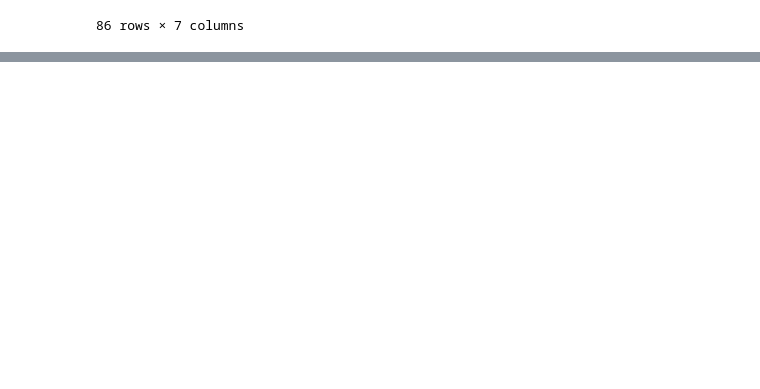
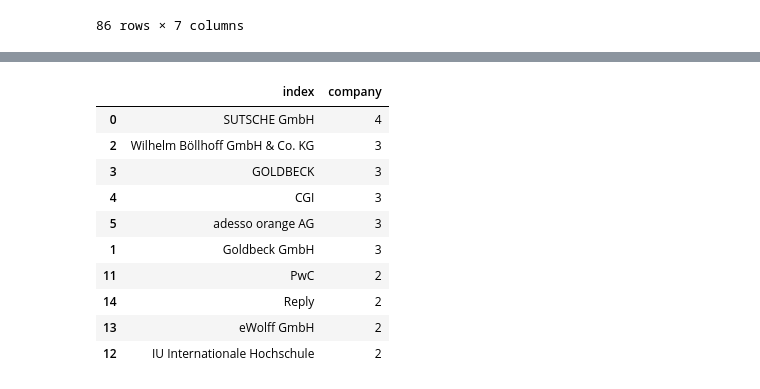
Before and after one commit to abdullahcayde/Portfolio_Projects, a Jupyter notebook: 02 - Web_Scraping_Job_Search/main_cleaning.ipynb, the cells around one changed output, grey strips where cells are left out. Saved outputs shown, nothing was run; the diff lists cells and outputs as text; code cells hidden in the pictures; blank space fills up the shorter version.

```diff
--- a/02 - Web_Scraping_Job_Search/main_cleaning.ipynb
+++ b/02 - Web_Scraping_Job_Search/main_cleaning.ipynb
@@ -305,0 +316,14 @@ dff
+# %%
+df2.company.value_counts().reset_index().sort_values('company', ascending=False).head(10)
+# %% [output]
+|  | index | company |
+| 0 | SUTSCHE GmbH | 4 |
+| 2 | Wilhelm Böllhoff GmbH & Co. KG | 3 |
+| 3 | GOLDBECK | 3 |
+| 4 | CGI | 3 |
+| 5 | adesso orange AG | 3 |
+| 1 | Goldbeck GmbH | 3 |
+| 11 | PwC | 2 |
+| 14 | Reply | 2 |
+| 13 | eWolff GmbH | 2 |
+| 12 | IU Internationale Hochschule | 2 |
```
Also changed, not shown: parts of 3 cells of this notebook, 2 other files.
